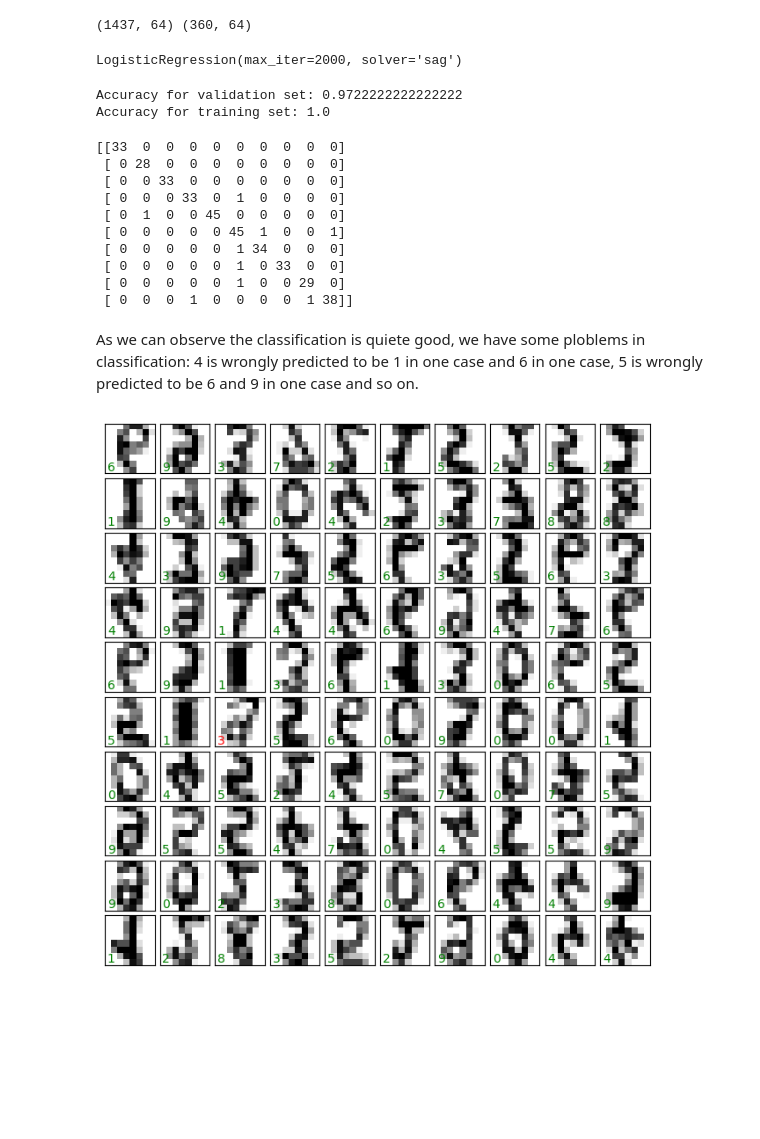
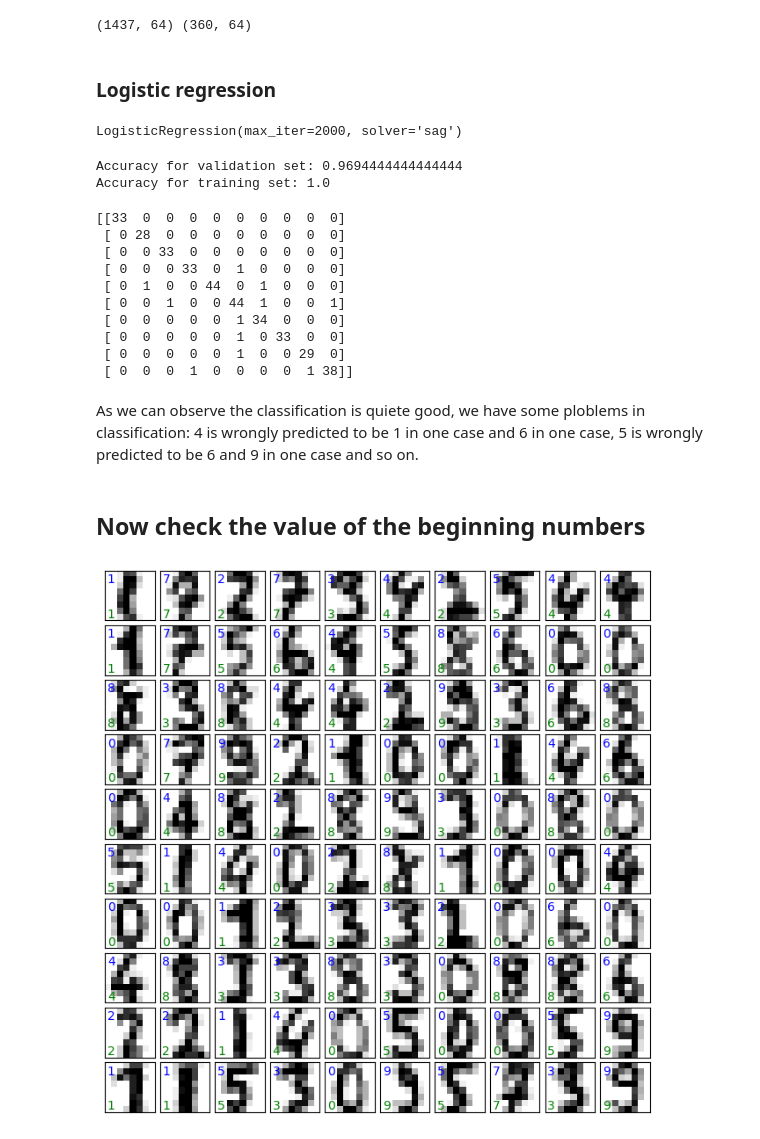
Before and after one commit to Isabella-Famoso/astrostatistics_bicocca_2024, a Jupyter notebook: working/L13/Handwritten digits.ipynb, the cells around one changed output. Saved outputs shown, nothing was run; the diff lists cells and outputs as text; code cells hidden in the pictures; blank space fills up the shorter version.

```diff
--- a/working/L13/Handwritten digits.ipynb
+++ b/working/L13/Handwritten digits.ipynb
@@ -40,0 +32,13 @@ Optical recognition of handwritten digits dataset
+# %%
+fig, axes = plt.subplots(10,10, figsize=(10, 10))
+fig.subplots_adjust(hspace=0.1, wspace=0.1)
+
+np.random.seed(42)
+mychoices = np.random.choice(digits.images.shape[0],100)
+
+for i, ax in enumerate(axes.flat):
+    ax.imshow((digits.images[mychoices[i]]),
+              cmap='binary')
+    ax.text(0.05, 0.05, str(digits.target[mychoices[i]]),transform=ax.transAxes, color='green', fontsize=14)
+    ax.set_xticks([])
+    ax.set_yticks([])
@@ -111,10 +117,12 @@ Now we want to classify the dataset.
 4. The accuracy is a single number doesn't tell us where we've gone wrong. Plot the confusion matrix as we did above. What are the digits that are more challenging to identify, does it make sense?
 # %%
 #Taking 80% of the dataset as traninig dataset, 20% as validation set
-X_train, X_test, Y_train, Y_test = train_test_split(X, Y, test_size=0.2, random_state=42) #X=data, Y=target
+X_train, X_test, Y_train, Y_test = train_test_split(X, target, test_size=0.2, random_state=42) #X=data, Y=target
 print(X_train.shape, X_test.shape)
 # %% [output]
 (1437, 64) (360, 64)
+# %% [markdown]
+### Logistic regression
 # %%
 model = LogisticRegression(penalty='l2',solver='sag', max_iter=2000)
 model.fit(X_train, Y_train) #Train the model with the training set
@@ -125,12 +133,12 @@ Y_pred_v = model.predict(X_test) #Predict the labels on the validation set, retu
 Y_pred_t = model.predict(X_train) #The same for the training set
 
 #Evaluate the accuracy
-accuracy_v = accuracy_score(Y_test, Y_pred)
+accuracy_v = accuracy_score(Y_test, Y_pred_v)
 print("Accuracy for validation set:", accuracy_v)
 accuracy_t = accuracy_score(Y_train, Y_pred_t)
 print("Accuracy for training set:", accuracy_t)
 # %% [output]
-Accuracy for validation set: 0.9722222222222222
+Accuracy for validation set: 0.9694444444444444
 Accuracy for training set: 1.0
 # %%
 #Confusion matrix for the validation dataset
@@ -140,24 +148,30 @@ print(confusion_matrix(Y_test, Y_pred_v))
  [ 0 28  0  0  0  0  0  0  0  0]
  [ 0  0 33  0  0  0  0  0  0  0]
  [ 0  0  0 33  0  1  0  0  0  0]
- [ 0  1  0  0 45  0  0  0  0  0]
- [ 0  0  0  0  0 45  1  0  0  1]
+ [ 0  1  0  0 44  0  1  0  0  0]
+ [ 0  0  1  0  0 44  1  0  0  1]
  [ 0  0  0  0  0  1 34  0  0  0]
  [ 0  0  0  0  0  1  0 33  0  0]
  [ 0  0  0  0  0  1  0  0 29  0]
  [ 0  0  0  1  0  0  0  0  1 38]]
 # %% [markdown]
 As we can observe the classification is quiete good, we have some ploblems in classification: 4 is wrongly predicted to be 1 in one case and 6 in one case, 5 is wrongly predicted to be 6 and 9 in one case and so on.
+# %% [markdown]
+## Now check the value of the beginning numbers
 # %%
-#Now we show the wronf number in red and the good one in green
+X_choice = X[mychoices]
+y_choice = target[mychoices]
+y_pred_choice = model.predict(X[mychoices])
+
+#Now we show the wrong number in red and the good one in green
 fig2, axes = plt.subplots(10, 10, figsize=(8, 8))
 fig2.subplots_adjust(hspace=0.1, wspace=0.1)
 
 for i, ax2 in enumerate(axes.flat):
-    ax2.imshow(np.flipud(X_test[i].reshape(8, 8)), cmap='binary')
-    ax2.text(0.05, 0.05, str(Y_pred_v[i]), transform=ax2.transAxes,
-            color='green' if (Y_test[i] == Y_pred_v[i]) else 'red')
+    ax2.imshow((digits.images[mychoices[i]]), cmap='binary')
+    ax2.text(0.05, 0.05, str(y_pred_choice[i]), transform=ax2.transAxes, color='green' if (y_choice[i] == y_pred_choice[i]) else 'red')
+    ax2.text(0.05, 0.75, str(y_choice[i]), transform=ax2.transAxes, color='blue')
     ax2.set_xticks([])
     ax2.set_yticks([])
 # %% [output]
-[figure, old version]
+[figure, new version]
```
Also changed, not shown: parts of 17 cells of this notebook, 6 other files.
